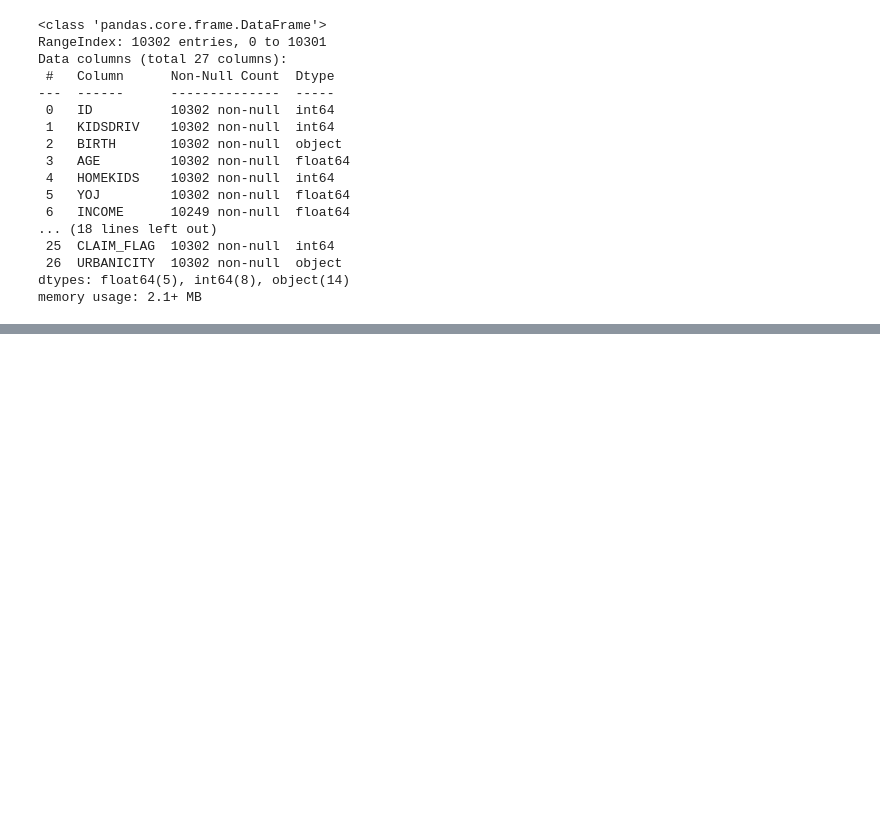
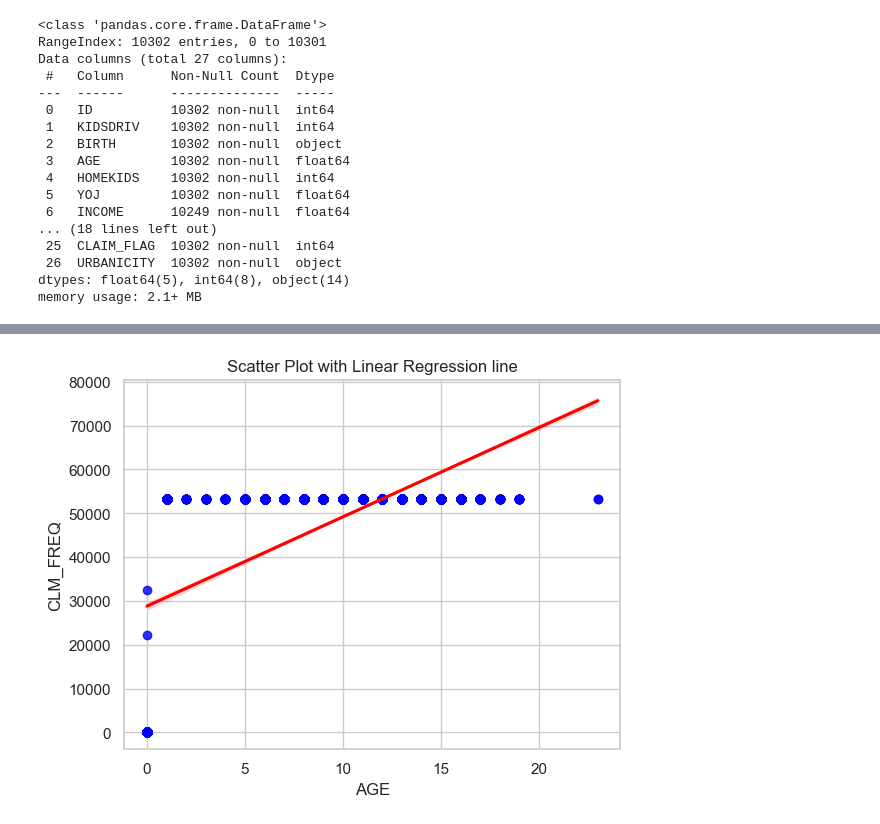
Before and after one commit to RazanGurung/Car-Insurance-Prediction, a Jupyter notebook: Car Insurance Prediction.ipynb, the cells around one changed output, grey strips where cells are left out. Saved outputs shown, nothing was run; the diff lists cells and outputs as text; code cells hidden in the pictures; blank space fills up the shorter version.

```diff
--- a/Car Insurance Prediction.ipynb
+++ b/Car Insurance Prediction.ipynb
@@ -194,0 +266,8 @@ plt.show()
+# %%
+sns.regplot(data=data, x='YOJ', y='INCOME', scatter_kws={'color':'blue'}, line_kws={'color':'red'})
+plt.title('Scatter Plot with Linear Regression line')
+plt.xlabel('AGE')
+plt.ylabel('CLM_FREQ')
+plt.show()
+# %% [output]
+[figure, added]
```
Also changed, not shown: parts of 12 cells of this notebook.
